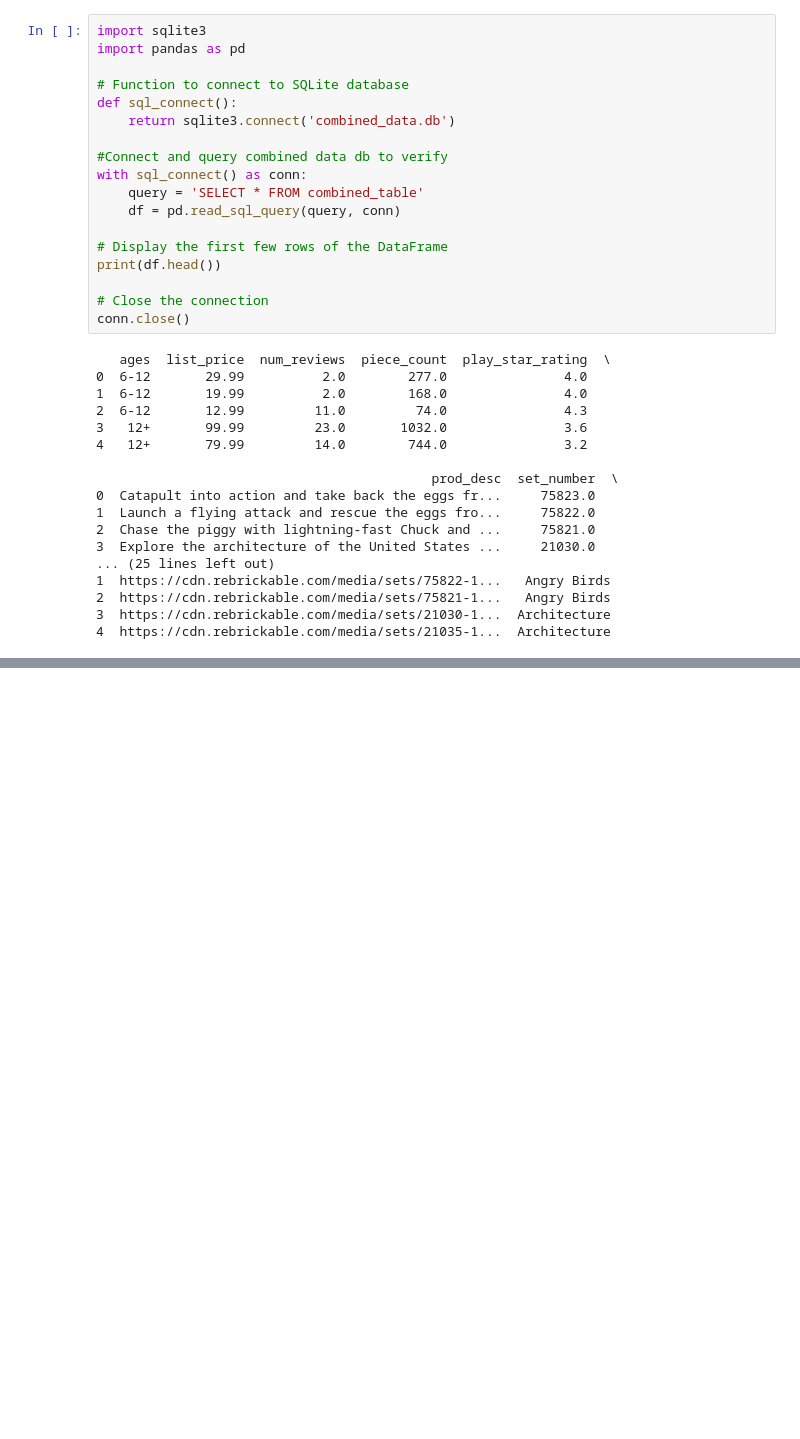
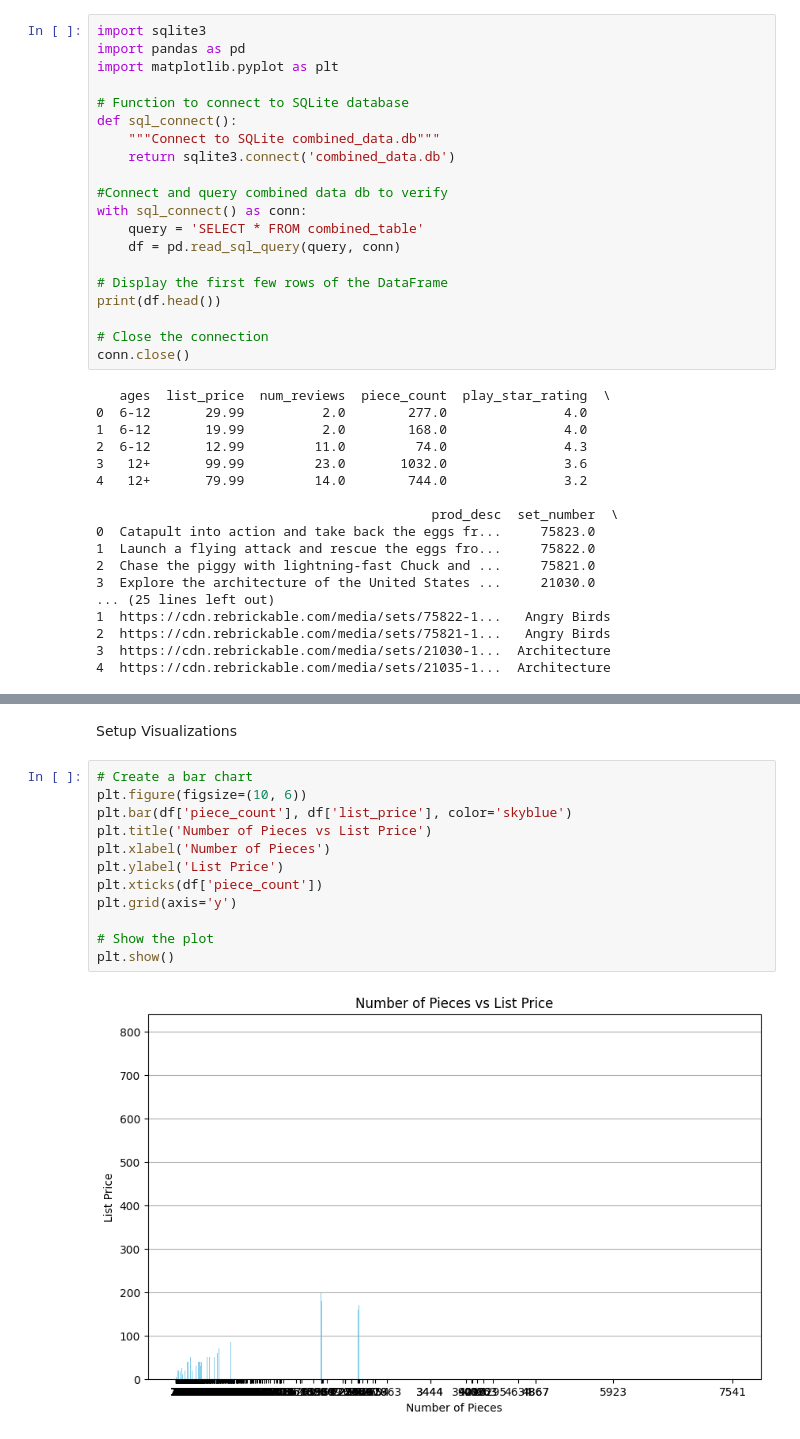
Before and after one commit to pointer-jen/CodeYou_DA_Jan_2025_Capstone, a Jupyter notebook: main.ipynb, the cells around one changed output, grey strips where cells are left out. Cells and saved outputs as stored; diff of their text form; blank space fills up the shorter version.

Commit message:
added functions and matplotlib to start on visualizations

```diff
--- a/main.ipynb
+++ b/main.ipynb
@@ -3,9 +3,11 @@ To start we are going to create function to connect to db and view head of data
 # %%
 import sqlite3
 import pandas as pd
+import matplotlib.pyplot as plt
 
 # Function to connect to SQLite database
 def sql_connect():
+    """Connect to SQLite combined_data.db"""
     return sqlite3.connect('combined_data.db')
 
 #Connect and query combined data db to verify
@@ -38,0 +154,16 @@ conn.close()
+# %% [markdown]
+Setup Visualizations
+# %%
+# Create a bar chart
+plt.figure(figsize=(10, 6))
+plt.bar(df['piece_count'], df['list_price'], color='skyblue')
+plt.title('Number of Pieces vs List Price')
+plt.xlabel('Number of Pieces')
+plt.ylabel('List Price')
+plt.xticks(df['piece_count'])
+plt.grid(axis='y')
+
+# Show the plot
+plt.show()
+# %% [output]
+[figure, added]
```
Also changed, not shown: parts of 4 cells of this notebook.
